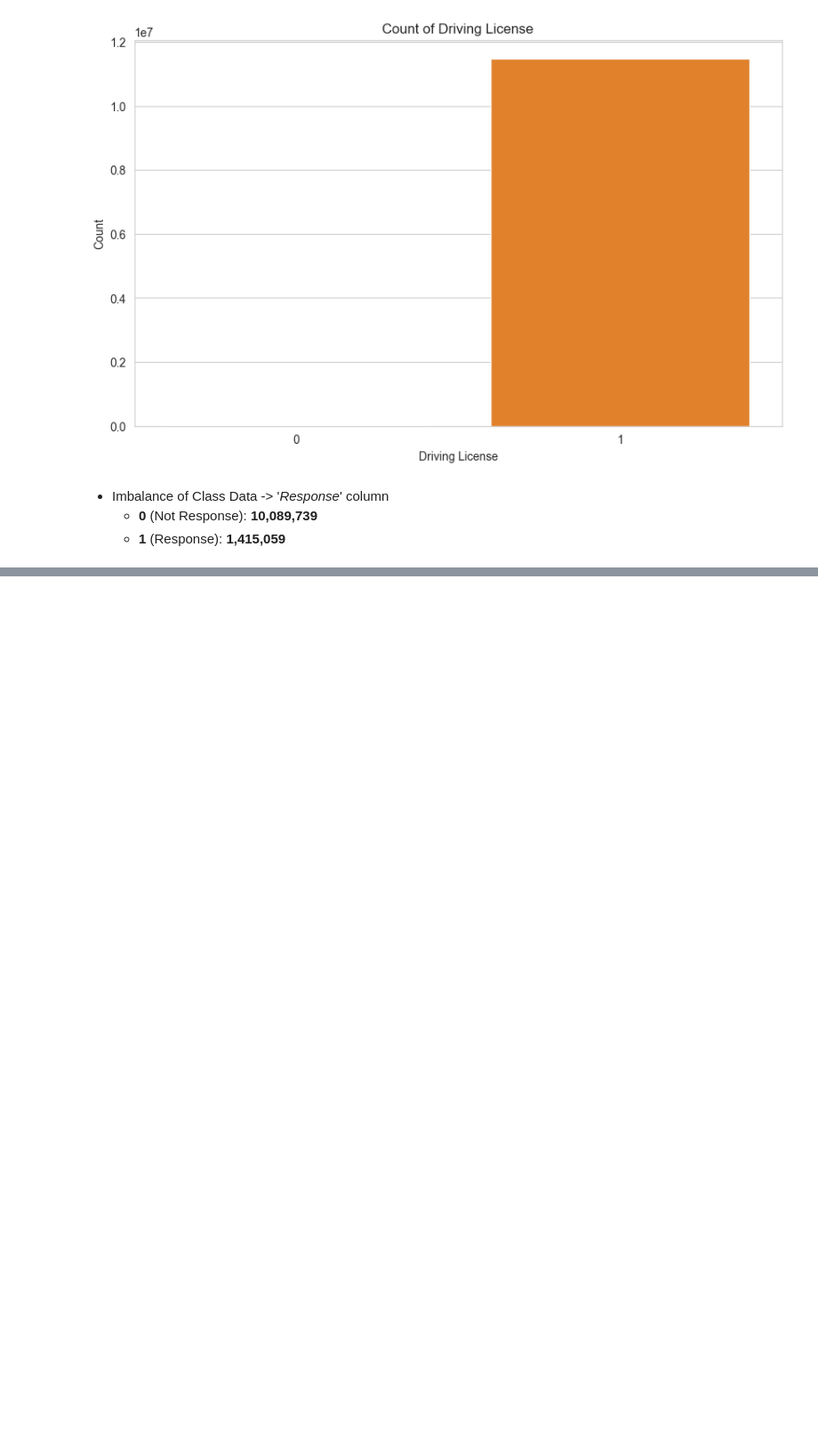
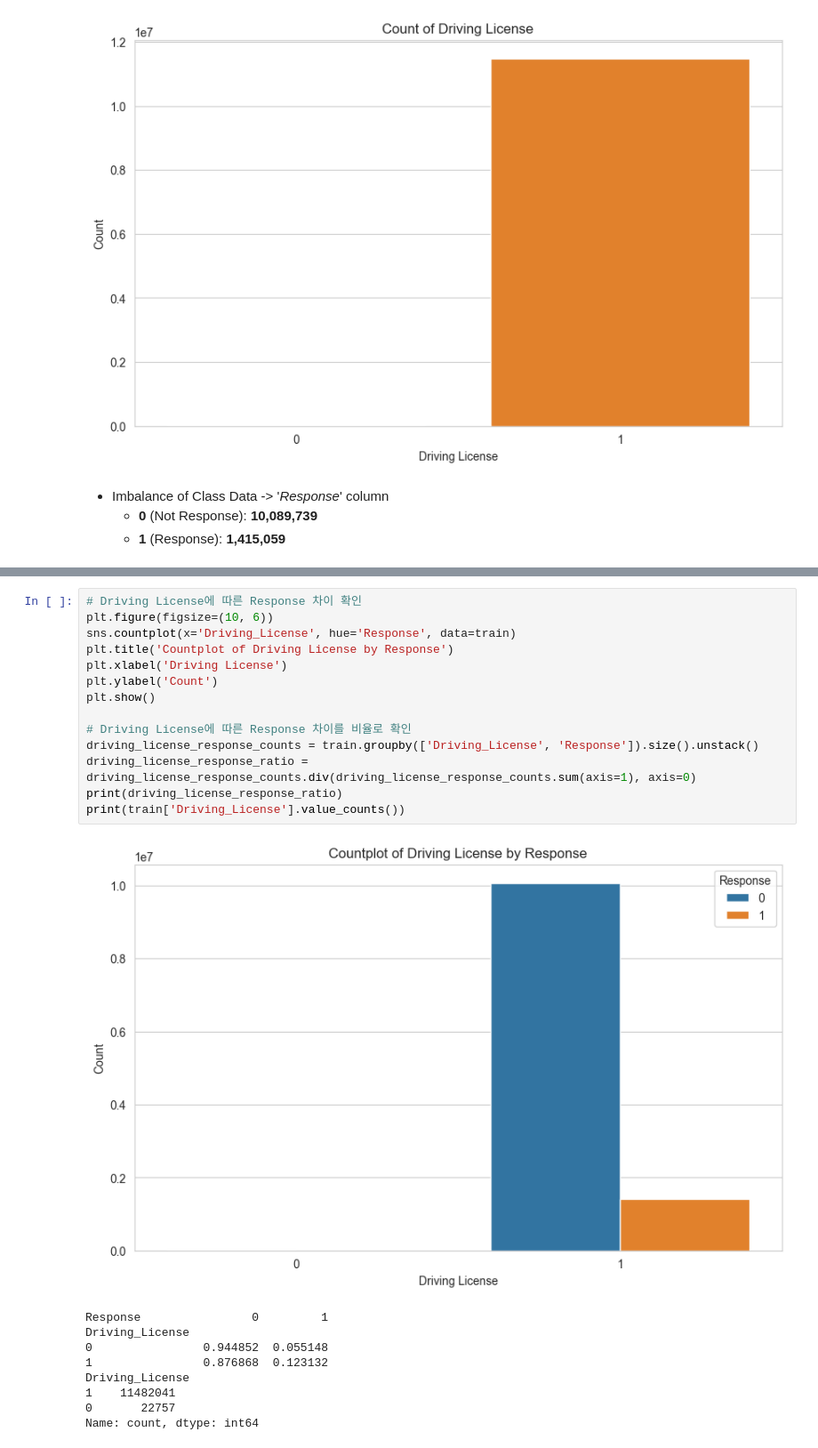
Before and after one commit to abcd-EGH/kaggle, a Jupyter notebook: eda.ipynb, the cells around one changed output, grey strips where cells are left out. Shown at 89% size. Saved outputs shown, nothing was run; the diff lists cells and outputs as text; blank space fills up the shorter version.

```diff
--- a/eda.ipynb
+++ b/eda.ipynb
@@ -187,0 +276,24 @@ plt.show()
+# %%
+# Driving License에 따른 Response 차이 확인
+plt.figure(figsize=(10, 6))
+sns.countplot(x='Driving_License', hue='Response', data=train)
+plt.title('Countplot of Driving License by Response')
+plt.xlabel('Driving License')
+plt.ylabel('Count')
+plt.show()
+
+# Driving License에 따른 Response 차이를 비율로 확인
+driving_license_response_counts = train.groupby(['Driving_License', 'Response']).size().unstack()
+driving_license_response_ratio = driving_license_response_counts.div(driving_license_response_counts.sum(axis=1), axis=0)
+print(driving_license_response_ratio)
+print(train['Driving_License'].value_counts())
+# %% [output]
+[figure, added]
+Response                0         1
+Driving_License
+0                0.944852  0.055148
+1                0.876868  0.123132
+Driving_License
+1    11482041
+0       22757
+Name: count, dtype: int64
```
Also changed, not shown: parts of 22 cells of this notebook.
